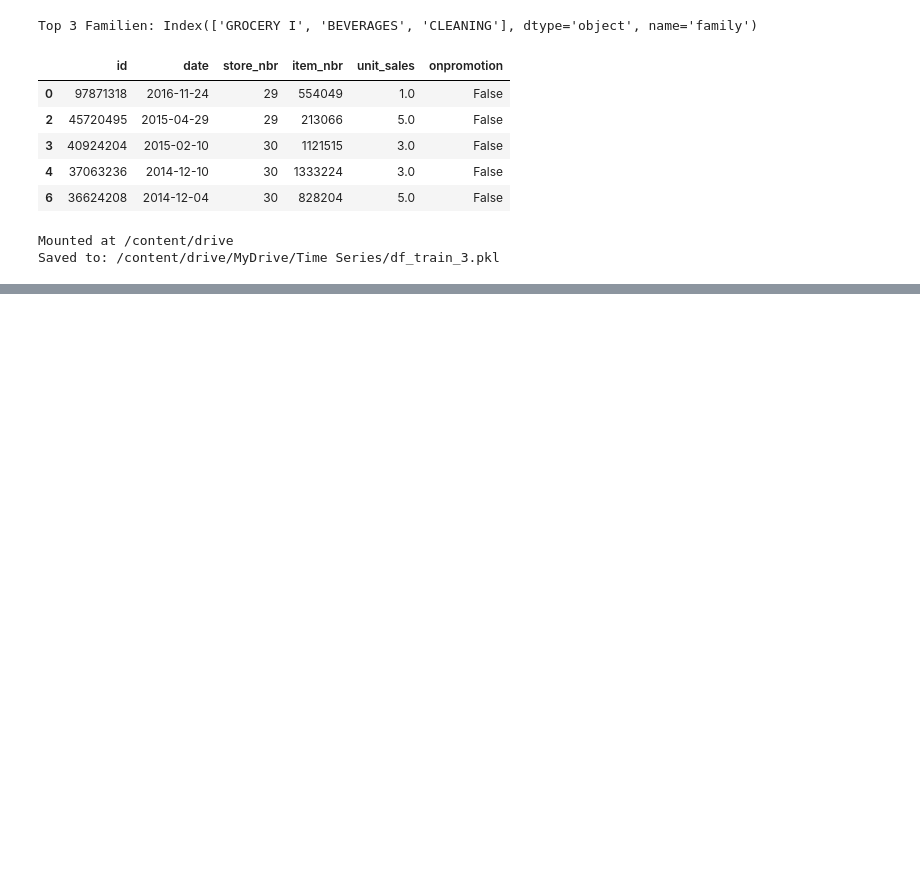
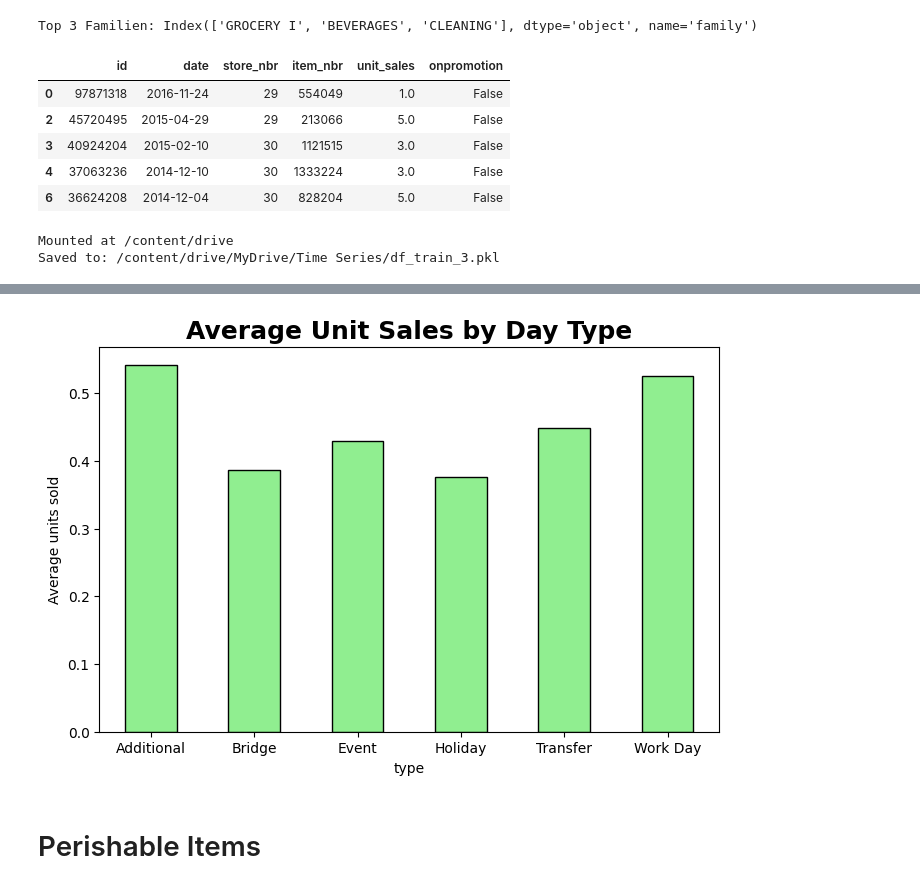
Before and after one commit to LenaGeller/retail_demand_analysis, a Jupyter notebook: data_prep.ipynb, the cells around one changed output, grey strips where cells are left out. Cells and saved outputs as stored; diff of their text form; code cells hidden in the pictures; blank space fills up the shorter version.

```diff
--- a/data_prep.ipynb
+++ b/data_prep.ipynb
@@ -124,0 +480,8 @@ DataFrame reloaded, ready to go!
+# %%
+# Convert date column to datetime
+df_holiday_events['date'] = pd.to_datetime(df_holiday_events['date'])
+print(
+    "Holiday file covers:",
+    df_holiday_events['date'].dt.date.min(), "→",
+    df_holiday_events['date'].dt.date.max()
+)
@@ -124,0 +490,8 @@ DataFrame reloaded, ready to go!
+# %%
+df_train_holiday = pd.merge(
+    df_train,                     # daily sales
+    df_holiday_events[['date', 'type']],  # keep only what we need
+    on='date',
+    how='left'                    # non-holiday days get NaN in 'type'
+)
+df_train_holiday.head()
@@ -124,0 +505,15 @@ DataFrame reloaded, ready to go!
+# %%
+# 4. Compare average sales for each holiday type
+# 1–2  average units sold for each day-type
+holiday_sales = df_train_holiday.groupby('type')['unit_sales_capped'].mean()
+
+# 3  bar chart
+holiday_sales.plot(kind='bar', figsize=(8,5), color='lightgreen', edgecolor='black')
+plt.title('Average Unit Sales by Day Type', fontsize=18, weight='bold')
+plt.ylabel('Average units sold')
+plt.xticks(rotation=0)
+plt.show()
+# %% [output]
+[figure, added]
+# %% [markdown]
+# Perishable Items
```
Also changed, not shown: parts of 68 cells of this notebook.
